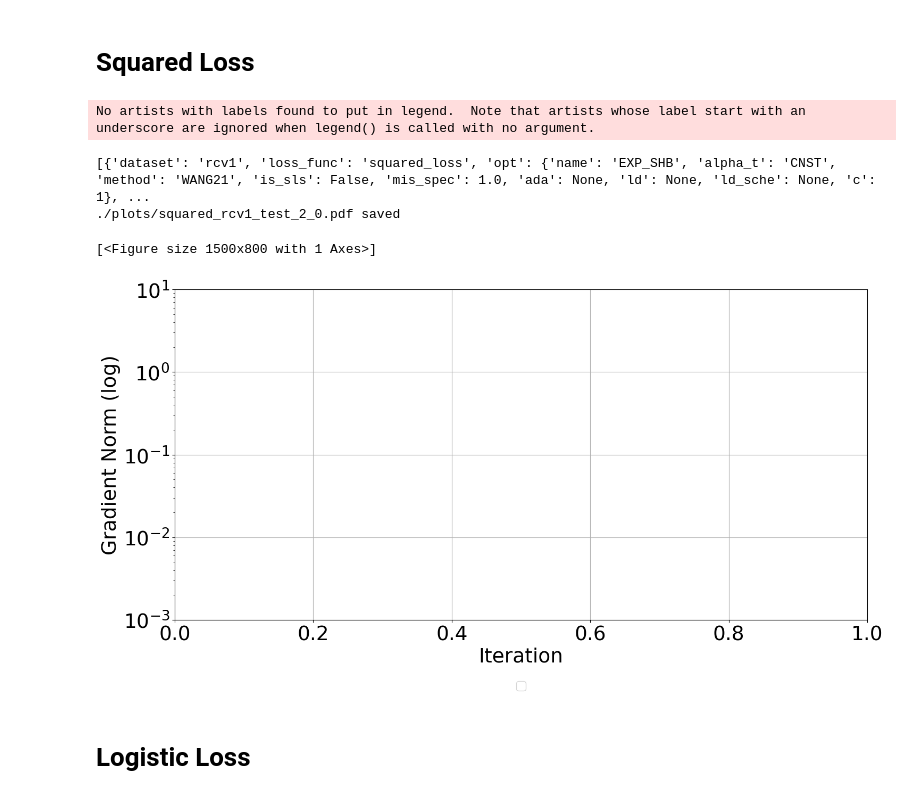
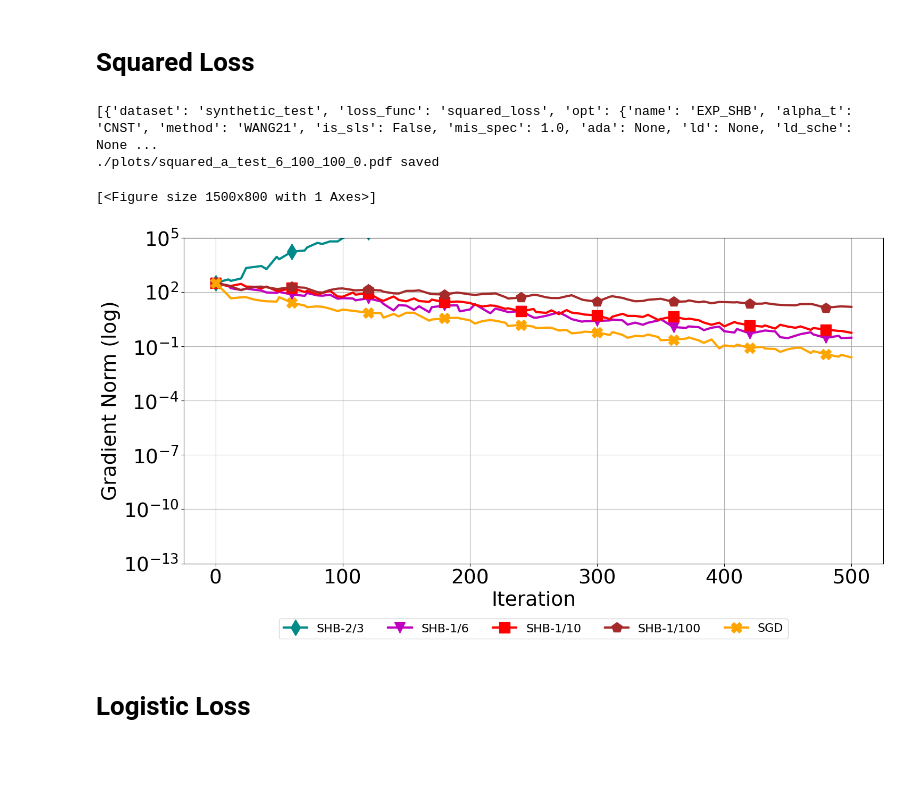
Before and after one commit to anh-dang/expsls, a Jupyter notebook: results.ipynb, the cells around one changed output. Drawn from its saved outputs; the diff is of its cells as text; code cells hidden in the pictures; blank space fills up the shorter version.

Commit message:
test a

```diff
--- a/results.ipynb
+++ b/results.ipynb
@@ -149,6 +149,16 @@ savedir_ijcnn_shb_test = base + 'output_ijcnn_shb_test'
 
 savedir_rcv1_test_2 = base + 'output_rcv1_test_2'
 
+savedir_a_test_1 = base + 'output_a_test_1'
+savedir_a_test_2 = base + 'output_a_test_2'
+savedir_a_test_3 = base + 'output_a_test_3'
+savedir_a_test_4 = base + 'output_a_test_4'
+savedir_a_test_5 = base + 'output_a_test_5'
+savedir_a_test_6 = base + 'output_a_test_6'
+
+savedir_rcv1_kernel = base + 'output_rcv1_kernel'
+savedir_mushroom_kernel = base + 'output_mushroom_kernel'
+
 exp_config_fname = './exp_configs.py'
 
 # runs=2
@@ -234,7 +244,7 @@ def form_exp_list(exp_groups, exp_config_fname):
 
 
 markersize = 15
-markevery = 1
+markevery = 10
 linewidth = 3
 shb = 'solid'
 sgd = 'dotted'
@@ -316,19 +326,19 @@ styles['MASHB_2'] = {'label':'MASHB-2',  'color':'red',
                      'markevery':markevery }
 
 
-styles['SHB_CNST_1.0'] = {'label':'SHB-1.0',  'color':'darkcyan',
+styles['SHB_CNST_1.0'] = {'label':'SHB-2/3',  'color':'darkcyan',
                          'marker':'d', 'markersize':markersize,
                            'linewidth': linewidth, 'linestyle':shb,
-                     'markevery':15 }
-styles['SHB_CNST_0.9'] = {'label':'SHB-0.9',  'color':'m',
+                     'markevery':markevery }
+styles['SHB_CNST_0.9'] = {'label':'SHB-1/6',  'color':'m',
                          'marker':'v', 'markersize':markersize,
                            'linewidth': linewidth, 'linestyle':shb,
                      'markevery':markevery }
-styles['SHB_CNST_0.8'] = {'label':'SHB-0.8',  'color':'red',
+styles['SHB_CNST_0.8'] = {'label':'SHB-1/10',  'color':'red',
                          'marker':'s', 'markersize':markersize,
                            'linewidth': linewidth, 'linestyle':shb,
                      'markevery':markevery }
-styles['SHB_CNST_0.7'] = {'label':'SHB-0.7',  'color':'brown',
+styles['SHB_CNST_0.7'] = {'label':'SHB-1/100',  'color':'brown',
                          'marker':'p', 'markersize':markersize,
                            'linewidth': linewidth, 'linestyle':shb,
                      'markevery':markevery }
@@ -643,7 +669,7 @@ print(len(hr.filter_exp_list(loss_exp_dict["squared_loss"], filterby_list=combin
 show_legend_all=None
 rm = hr.ResultManager(
                     exp_list= loss_exp_dict["squared_loss"],
-                    savedir_base=savedir_rcv1_test_2,
+                    savedir_base=savedir_a_test_6,
                     filterby_list=combined_filter_dict["squared_loss"],
                     verbose= 0
                      )
@@ -655,40 +681,39 @@ rm.get_plot_all(
     legend_last_row_only=True,
     y_metric_list =  ['grad_norm'],
     x_metric='itr',
     legend_list=['opt.name'],
 #     title_list = ['dataset'],
     groupby_list = ['dataset', 'model'],
     log_metric_list = ["grad_norm", "alpha_k"],
     legend_fontsize=16,
     x_fontsize=27,
     y_fontsize=27,
     xtick_fontsize=27,
     ytick_fontsize=27,
     title_fontsize=18,
     result_step=1,
-    ylim_list=[[(10**(-3), 10**(1))]],# (10**(-3), 24), (10**(-3.1), 10**(-.8))]],(10**(0), 1e6)(-0.1, 1.1)(10**(-15), 10**(-4))
+    ylim_list=[[(10**(-13), 10**(5))]],# (10**(-3), 24), (10**(-3.1), 10**(-.8))]],(10**(0), 1e6)(-0.1, 1.1)(10**(-15), 10**(-4))
 
     map_ylabel_list=[{'train_loss':'Train loss'},
                      {'val_acc':'Validation accuracy'},
                      {'grad_norm': 'Gradient Norm'},
                      {'alpha_k': 'alpha_k'},
                      {'beta_k': 'beta_k'},
                      {'lambda_k': 'lambda_k'},
                      {'n_grad_evals': 'Number of stochastic gradient evaluations'}],
     map_xlabel_list=[{'itr': 'Iteration'}],
                 figsize=(15,8),
     plot_confidence=False,
      legend_kwargs={'bbox_to_anchor':[0.5, -0.2],
                            'borderaxespad':0.,
                            'ncol':5,'loc':'center'},
-    savedir_plots=f'./plots/squared_rcv1_test_2'
+    savedir_plots=f'./plots/squared_a_test_6_100_100'
             )
 # %% [output]
-No artists with labels found to put in legend.  Note that artists whose label start with an underscore are ignored when legend() is called with no argument.
+[{'dataset': 'synthetic_test', 'loss_func': 'squared_loss', 'opt': {'name': 'EXP_SHB', 'alpha_t': 'CNST', 'method': 'WANG21', 'is_sls': False, 'mis_spec': 1.0, 'ada': None, 'ld': None, 'ld_sche': None ...
+./plots/squared_a_test_6_100_100_0.pdf saved
-[{'dataset': 'rcv1', 'loss_func': 'squared_loss', 'opt': {'name': 'EXP_SHB', 'alpha_t': 'CNST', 'method': 'WANG21', 'is_sls': False, 'mis_spec': 1.0, 'ada': None, 'ld': None, 'ld_sche': None, 'c': 1}, ...
-./plots/squared_rcv1_test_2_0.pdf saved
+[<Figure size 1500x800 with 1 Axes>]
-[<Figure size 1500x800 with 1 Axes>]
-[figure, old version]
+[figure, new version]
 # %% [markdown]
 # Logistic Loss
 # %%
```
Also changed, not shown: parts of 2 cells of this notebook, 2 other files.
